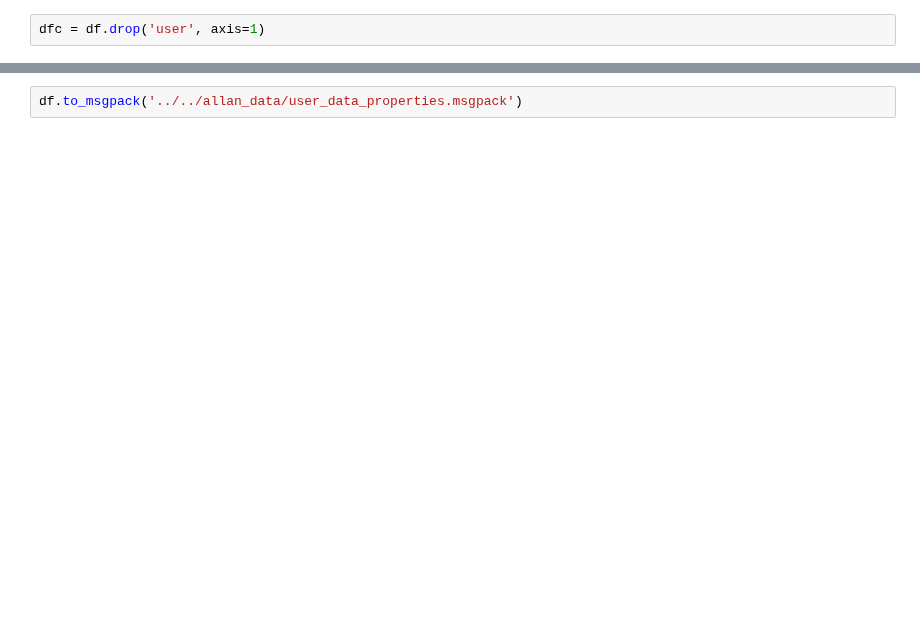
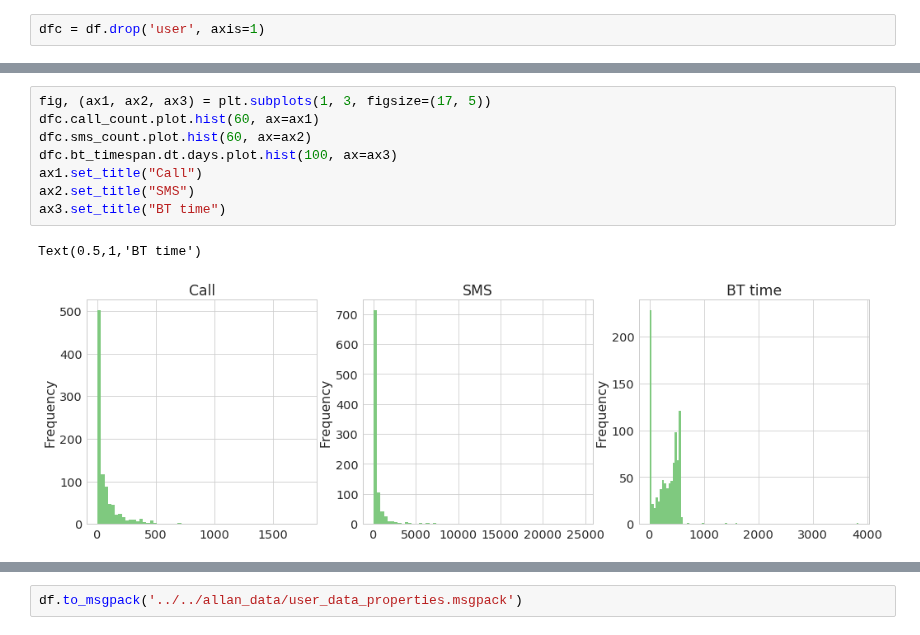
Before and after one commit to AllanLRH/master_thesis, a Jupyter notebook: morequestions/find_user_data_properties.ipynb, the cells around one changed output, grey strips where cells are left out. Saved outputs shown, nothing was run; the diff lists cells and outputs as text; blank space fills up the shorter version.

```diff
--- a/morequestions/find_user_data_properties.ipynb
+++ b/morequestions/find_user_data_properties.ipynb
@@ -202,3 +190,14 @@ dfc.head()
+# %%
+fig, (ax1, ax2, ax3) = plt.subplots(1, 3, figsize=(17, 5))
+dfc.call_count.plot.hist(60, ax=ax1)
+dfc.sms_count.plot.hist(60, ax=ax2)
+dfc.bt_timespan.dt.days.plot.hist(100, ax=ax3)
+ax1.set_title("Call")
+ax2.set_title("SMS")
+ax3.set_title("BT time")
+# %% [output]
+Text(0.5,1,'BT time')
+[figure, added]
 # %%
 dfc.all(axis=1).sum()
 # %% [output]
```
Also changed, not shown: parts of 19 cells of this notebook.
